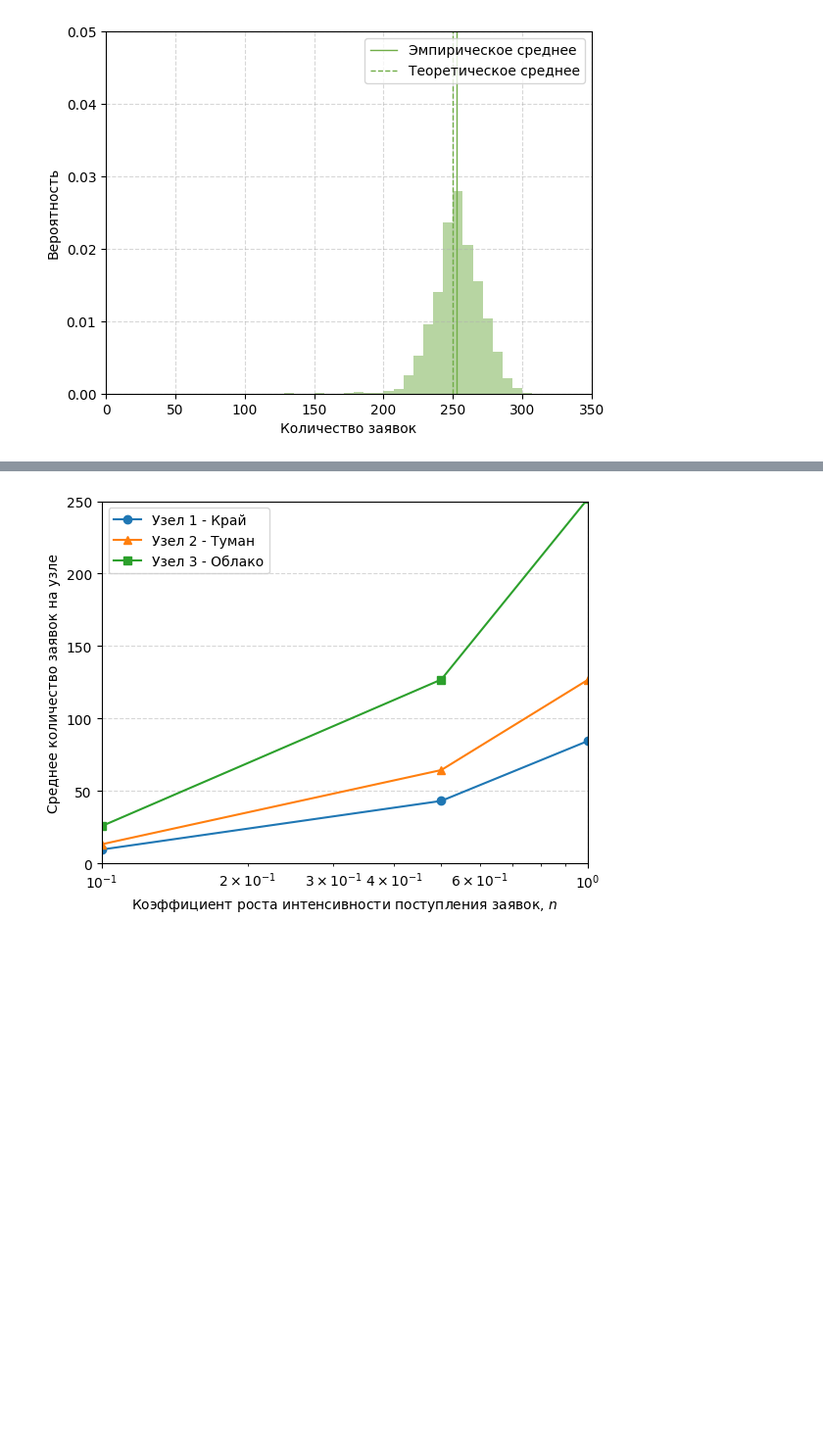
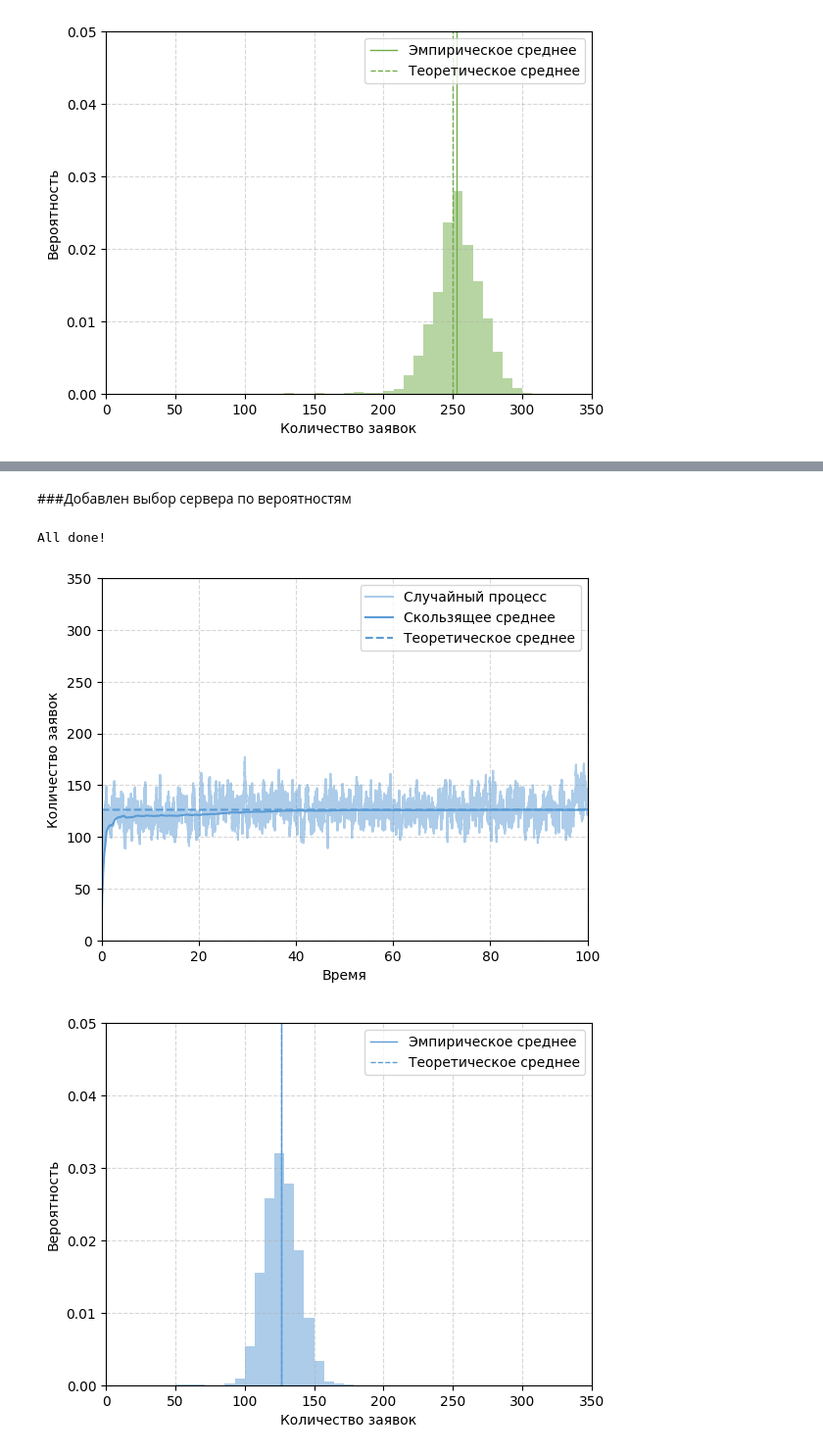
Before and after one commit to Lofftavelglarn/Research-Work-Simulation-Model-IoT, a Jupyter notebook: SimulationModeling.ipynb, the cells around one changed output, grey strips where cells are left out. Shown at 98% size. Drawn from its saved outputs; the diff is of its cells as text; code cells hidden in the pictures; blank space fills up the shorter version.

```diff
--- a/SimulationModeling.ipynb
+++ b/SimulationModeling.ipynb
@@ -67,7 +67,7 @@ All done!
 def plot_results(server, max_time, lambda_, color):
     plt.plot(server['number_of_task'].keys(), server['number_of_task'].values(), label='Случайный процесс', color=color, alpha=0.5)
     plt.plot(server['moving_average'].keys(), server['moving_average'].values(), label='Скользящее среднее', color=color)
-    plt.plot(server['number_of_task'].keys(), [np.sum(lambda_) / 3 / server['mu'] for _ in server['number_of_task'].keys()], label='Теоретическое среднее', color=color, linestyle = '--')
+    plt.plot(server['number_of_task'].keys(), [np.mean(lambda_) / server['mu'] for _ in server['number_of_task'].keys()], label='Теоретическое среднее', color=color, linestyle = '--')
     plt.xlim(0, max_time)
     plt.ylim(0, 350)
     plt.grid(linestyle='--', alpha=0.5)
@@ -78,7 +78,7 @@ def plot_results(server, max_time, lambda_, color):
 
     plt.hist(list(server['number_of_task'].values()), density=True, bins=np.linspace(0, 350, 50), color=color, alpha=0.5)
     plt.axvline((np.mean(list(server['number_of_task'].values()))), color=color, linestyle='-', linewidth=1, label='Эмпирическое среднее')
-    plt.axvline((np.sum(lambda_) / 3 / server['mu']), color=color, linestyle='--', linewidth=1, label='Теоретическое среднее')
+    plt.axvline((np.mean(lambda_) / server['mu']), color=color, linestyle='--', linewidth=1, label='Теоретическое среднее')
     plt.xlim(0, 350)
     plt.ylim(0, 0.05)
     plt.xlabel('Количество заявок')
@@ -204,4 +199,4 @@ print(avg_requests_data)
 # %%
 plot_gen_n_servers(avg_requests_data)
-# %% [output]
-[figure, removed]
+# %% [markdown]
+###Добавлен выбор сервера по вероятностям
@@ -207,0 +266,38 @@ plot_gen_n_servers(avg_requests_data)
+# %%
+env, servers = run_simulation(max_time, mu_, lambda_, capacities)
+# %% [output]
+All done!
+# %%
+def plot_results(server, max_time, lambda_, color, server_probability, routing_probability):
+    total_arrival_rate = np.sum(lambda_) * server_probability
+    total_service_rate = server['mu']
+    theoretical_mean = total_arrival_rate / total_service_rate + routing_probability * total_service_rate
+
+    plt.plot(server['number_of_task'].keys(), server['number_of_task'].values(), label='Случайный процесс', color=color, alpha=0.5)
+    plt.plot(server['moving_average'].keys(), server['moving_average'].values(), label='Скользящее среднее', color=color)
+    plt.plot(server['number_of_task'].keys(), [theoretical_mean for _ in server['number_of_task'].keys()], label='Теоретическое среднее', color=color, linestyle = '--')
+    plt.xlim(0, max_time)
+    plt.ylim(0, 350)
+    plt.grid(linestyle='--', alpha=0.5)
+    plt.xlabel('Время')
+    plt.ylabel('Количество заявок')
+    plt.legend(loc=1)
+    plt.show()
+
+    plt.hist(list(server['number_of_task'].values()), density=True, bins=np.linspace(0, 350, 50), color=color, alpha=0.5)
+    plt.axvline((np.mean(list(server['number_of_task'].values()))), color=color, linestyle='-', linewidth=1, label='Эмпирическое среднее')
+    plt.axvline(theoretical_mean, color=color, linestyle='--', linewidth=1, label='Теоретическое среднее')
+    plt.xlim(0, 350)
+    plt.ylim(0, 0.05)
+    plt.xlabel('Количество заявок')
+    plt.ylabel('Вероятность')
+    plt.grid(linestyle='--', alpha=0.5)
+    plt.legend(loc=1)
+    plt.show()
+    #ToDo: Исправить теоретическое среднее. Хоть и работает, но, скорее всего, неверно!
+# %%
+for i, server in enumerate(servers):
+    plot_results(server, max_time, lambda_, color_list[i], probabilities['server_weights'][i], probabilities['routing'])
+# %% [output]
+[figure, added]
+[figure, added]
```
Also changed, not shown: parts of 7 cells of this notebook.
